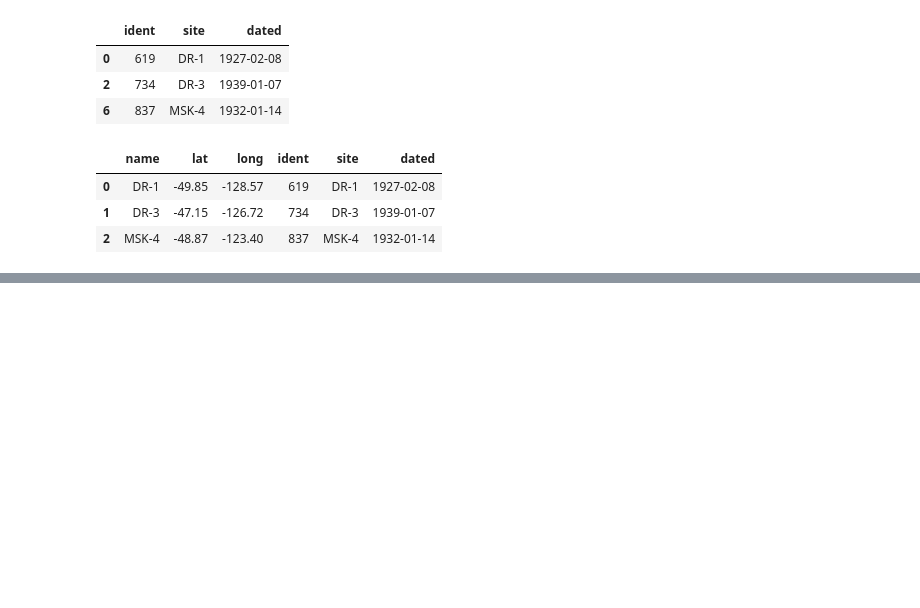
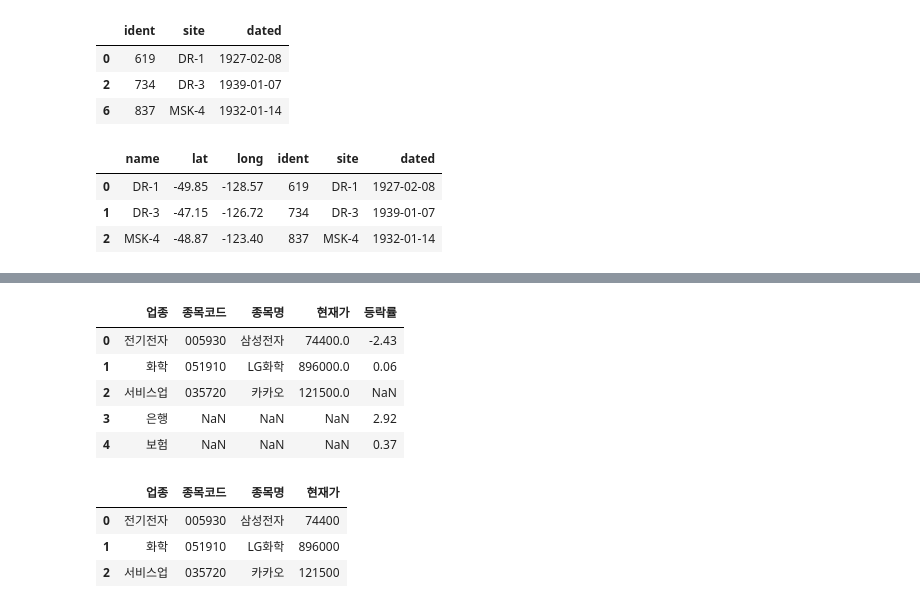
Before and after one commit to papasmf1/python221024, a Jupyter notebook: 09장/demo데이터연결하기.ipynb, the cells around one changed output, grey strips where cells are left out. Cells and saved outputs as stored; diff of their text form; code cells hidden in the pictures; blank space fills up the shorter version.

```diff
--- a/09장/demo데이터연결하기.ipynb
+++ b/09장/demo데이터연결하기.ipynb
@@ -239,0 +470,21 @@ o2o_merge
+# %%
+data = [
+    ["전기전자", "005930", "삼성전자", 74400],
+    ["화학", "051910", "LG화학", 896000],
+    ["서비스업", "035720", "카카오", 121500]
+]
+
+columns = ["업종", "종목코드", "종목명", "현재가"]
+df1 = DataFrame(data=data, columns=columns)
+
+# 두 번째 데이터프레임
+data = [
+    ["은행", 2.92],
+    ["보험", 0.37],
+    ["화학", 0.06],
+    ["전기전자", -2.43]
+]
+
+columns = ["업종", "등락률"]
+df2 = DataFrame(data=data, columns=columns)
+df1
@@ -239,0 +522,37 @@ o2o_merge
+# %%
+dfOuter = pd.merge(left=df1, right=df2, how='outer', on='업종')
+dfOuter
+# %% [output]
+|  | 업종 | 종목코드 | 종목명 | 현재가 | 등락률 |
+| 0 | 전기전자 | 005930 | 삼성전자 | 74400.0 | -2.43 |
+| 1 | 화학 | 051910 | LG화학 | 896000.0 | 0.06 |
+| 2 | 서비스업 | 035720 | 카카오 | 121500.0 | NaN |
+| 3 | 은행 | NaN | NaN | NaN | 2.92 |
+| 4 | 보험 | NaN | NaN | NaN | 0.37 |
+# %%
+#컬럼명이 다른 경우
+data = [
+    ["전기전자", "005930", "삼성전자", 74400],
+    ["화학", "051910", "LG화학", 896000],
+    ["서비스업", "035720", "카카오", 121500]
+]
+
+columns = ["업종", "종목코드", "종목명", "현재가"]
+df1 = DataFrame(data=data, columns=columns)
+
+# 두 번째 데이터프레임
+data = [
+    ["은행", 2.92],
+    ["보험", 0.37],
+    ["화학", 0.06],
+    ["전기전자", -2.43]
+]
+
+columns = ["항목", "등락률"]
+df2 = DataFrame(data=data, columns=columns)
+df1
+# %% [output]
+|  | 업종 | 종목코드 | 종목명 | 현재가 |
+| 0 | 전기전자 | 005930 | 삼성전자 | 74400 |
+| 1 | 화학 | 051910 | LG화학 | 896000 |
+| 2 | 서비스업 | 035720 | 카카오 | 121500 |
```
Also changed, not shown: parts of 31 cells of this notebook.
